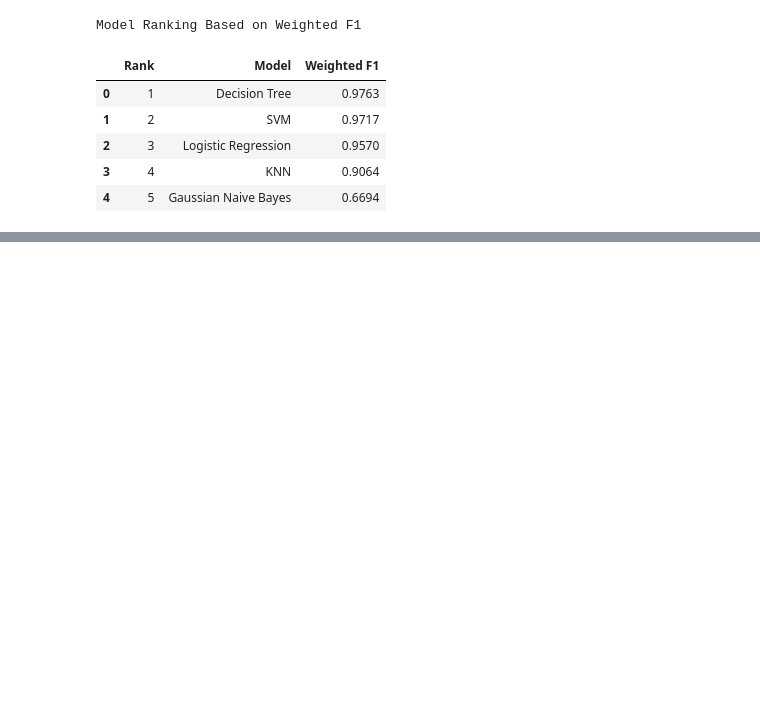
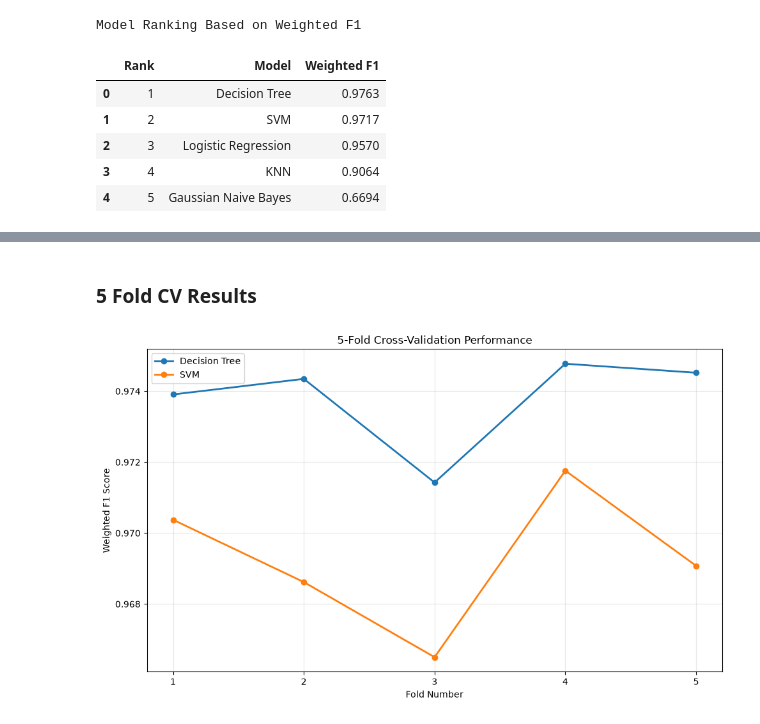
Before and after one commit to Reshma925/Vectora, a Jupyter notebook: ML_CLASSIFICATION_TRACKA/classification.ipynb, the cells around one changed output, grey strips where cells are left out. Cells and saved outputs as stored; diff of their text form; code cells hidden in the pictures; blank space fills up the shorter version.

```diff
--- a/ML_CLASSIFICATION_TRACKA/classification.ipynb
+++ b/ML_CLASSIFICATION_TRACKA/classification.ipynb
@@ -1184,0 +1237,35 @@ Model Ranking Based on Weighted F1
+# %% [markdown]
+### 5 Fold CV Results
+# %%
+# CV Results
+
+cv_results = {
+    "Decision Tree": dt_cv_scores,
+    "SVM": svm_cv_scores
+}
+plt.figure(figsize=(10, 6))
+fold_numbers = [1, 2, 3, 4, 5]
+plt.plot(
+    fold_numbers,
+    dt_cv_scores,
+    marker="o",
+    linewidth=2,
+    label="Decision Tree"
+)
+plt.plot(
+    fold_numbers,
+    svm_cv_scores,
+    marker="o",
+    linewidth=2,
+    label="SVM"
+)
+plt.xlabel("Fold Number")
+plt.ylabel("Weighted F1 Score")
+plt.title("5-Fold Cross-Validation Performance")
+plt.xticks(fold_numbers)
+plt.legend()
+plt.grid(True, alpha=0.3)
+plt.tight_layout()
+plt.show()
+# %% [output]
+[figure, added]
```
Also changed, not shown: parts of 5 cells of this notebook.
